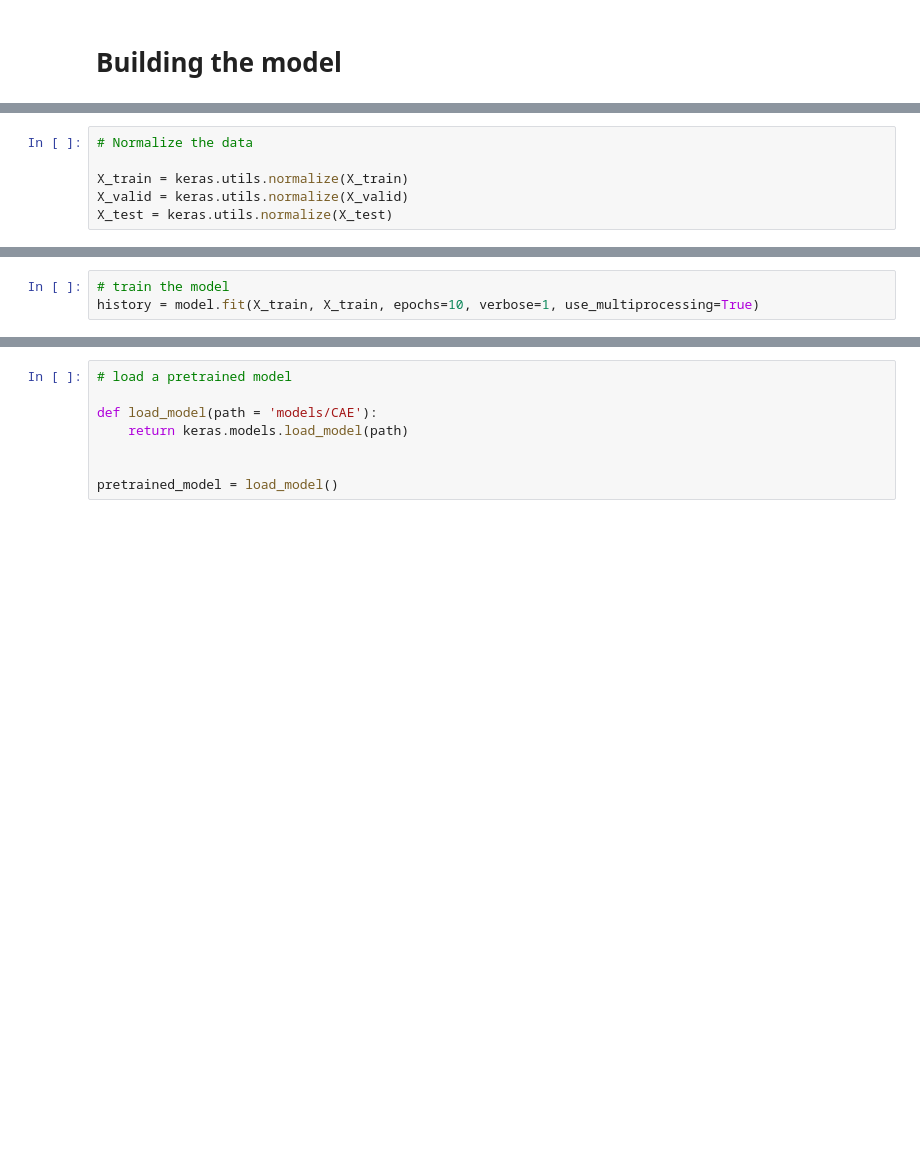
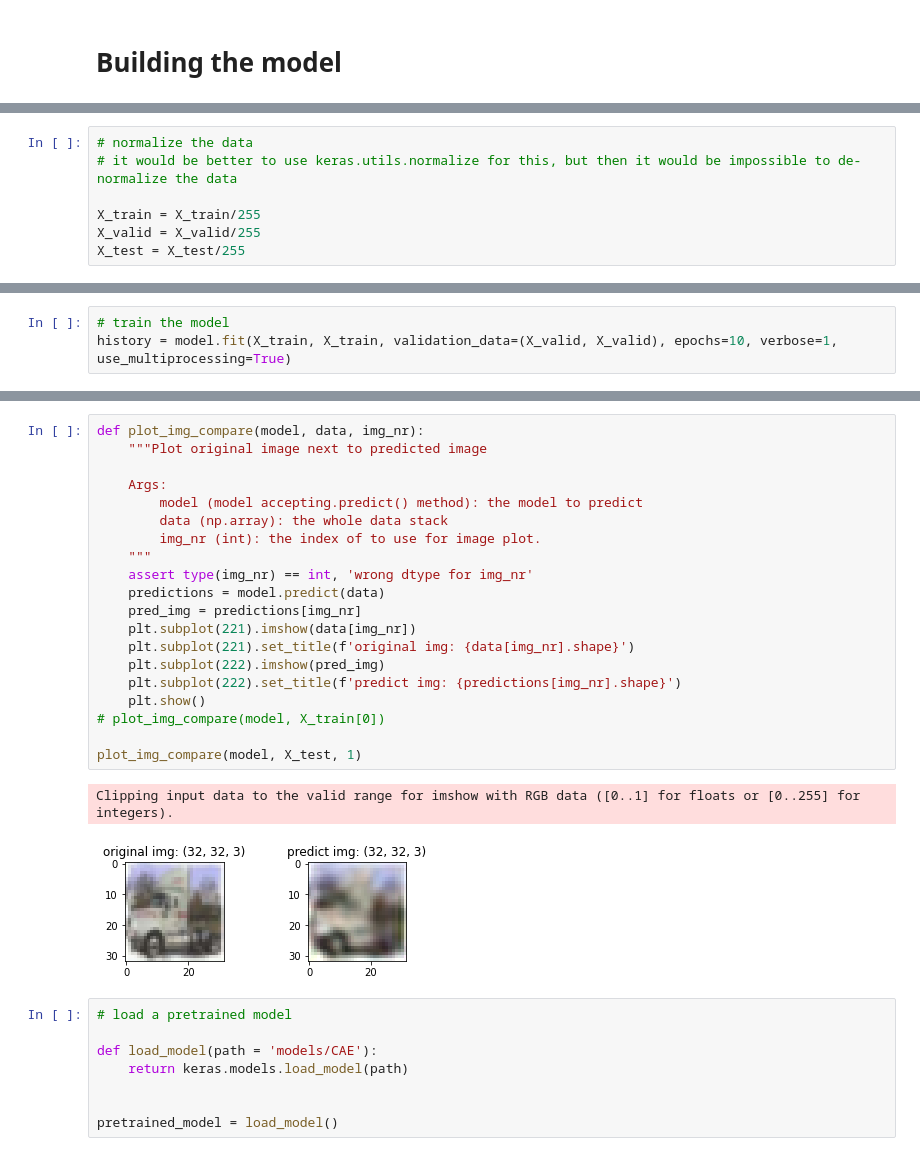
Before and after one commit to unofficial-Jona/ACML, a Jupyter notebook: convolutional autoencoders.ipynb, the cells around one changed output, grey strips where cells are left out. Drawn from its saved outputs; the diff is of its cells as text; blank space fills up the shorter version.

Commit message:
improved model validation

```diff
--- a/convolutional autoencoders.ipynb
+++ b/convolutional autoencoders.ipynb
@@ -28,9 +47,10 @@ Shape of a single sample: (32, 32, 3)
-# %%
-# Normalize the data
-
-X_train = keras.utils.normalize(X_train)
-X_valid = keras.utils.normalize(X_valid)
-X_test = keras.utils.normalize(X_test)
+# %%
+# normalize the data
+# it would be better to use keras.utils.normalize for this, but then it would be impossible to de-normalize the data
+
+X_train = X_train/255
+X_valid = X_valid/255
+X_test = X_test/255
 # %%
 # build the model
 
@@ -78,4 +96,4 @@ To enable them in other operations, rebuild TensorFlow with the appropriate comp
 # %%
 # train the model
-history = model.fit(X_train, X_train, epochs=10, verbose=1, use_multiprocessing=True)
+history = model.fit(X_train, X_train, validation_data=(X_valid, X_valid), epochs=10, verbose=1, use_multiprocessing=True)
 # %% [output]
@@ -112,3 +126,26 @@ INFO:tensorflow:Assets written to: models/CAE/assets
+# %%
+def plot_img_compare(model, data, img_nr):
+    """Plot original image next to predicted image
+
+    Args:
+        model (model accepting.predict() method): the model to predict
+        data (np.array): the whole data stack
+        img_nr (int): the index of to use for image plot.
+    """
+    assert type(img_nr) == int, 'wrong dtype for img_nr'
+    predictions = model.predict(data)
+    pred_img = predictions[img_nr]
+    plt.subplot(221).imshow(data[img_nr])
+    plt.subplot(221).set_title(f'original img: {data[img_nr].shape}')
+    plt.subplot(222).imshow(pred_img)
+    plt.subplot(222).set_title(f'predict img: {predictions[img_nr].shape}')
+    plt.show()
+# plot_img_compare(model, X_train[0])
+
+plot_img_compare(model, X_test, 1)
+# %% [output]
+Clipping input data to the valid range for imshow with RGB data ([0..1] for floats or [0..255] for integers).
+[figure, added]
 # %%
 # load a pretrained model
 
```
Also changed, not shown: parts of 6 cells of this notebook, 3 other files.
